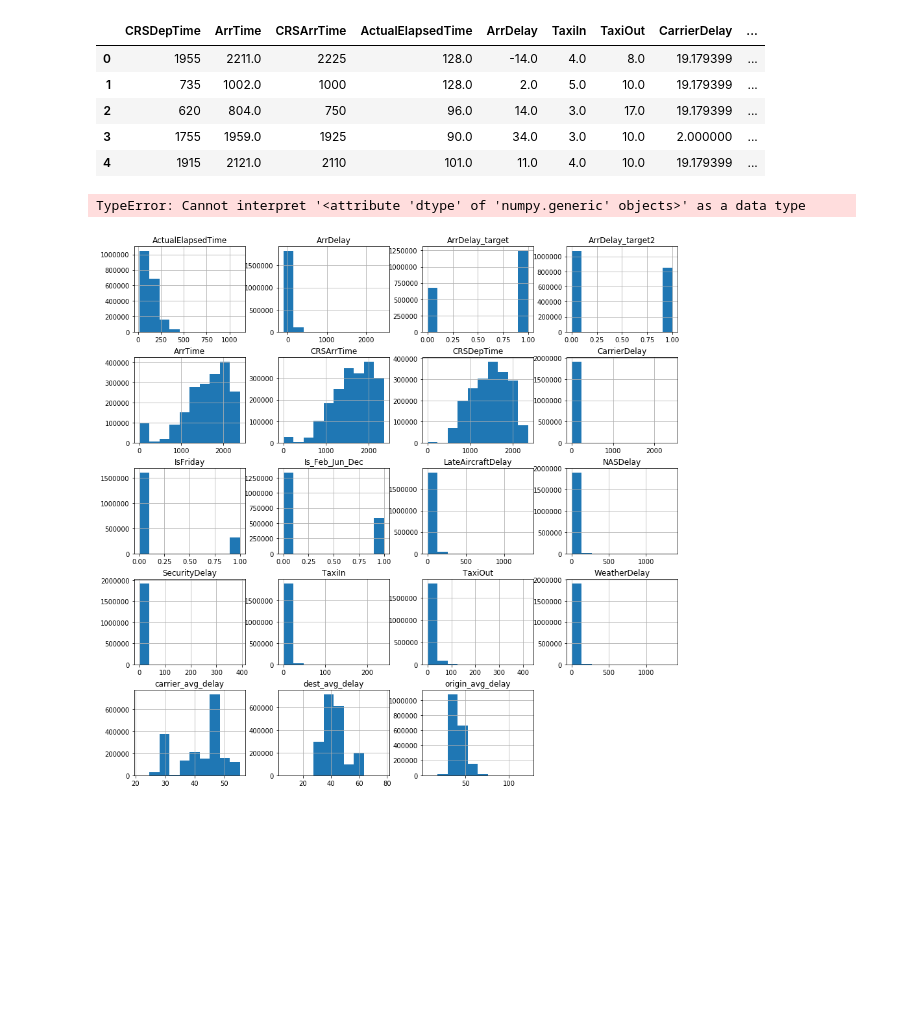
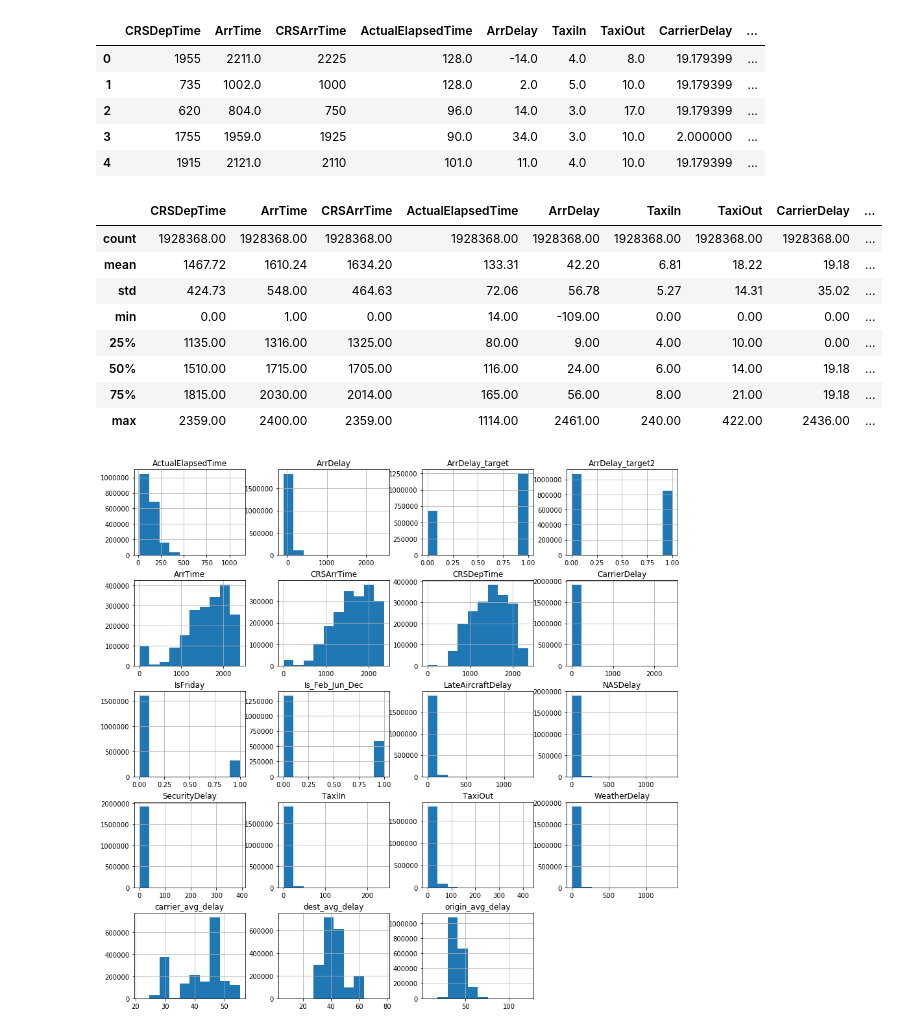
Before and after one commit to jc-phscst/ML-I4.0, a Jupyter notebook: Delayed flights - models.ipynb, the cells around one changed output. Drawn from its saved outputs; the diff is of its cells as text; code cells hidden in the pictures; blank space fills up the shorter version.

```diff
--- a/Delayed flights - models.ipynb
+++ b/Delayed flights - models.ipynb
@@ -20,9 +20,17 @@ df.head()
 | 3 | 1755 | 1959.0 | 1925 | 90.0 | 34.0 | 3.0 | 10.0 | 2.000000 | ... |
 | 4 | 1915 | 2121.0 | 2110 | 101.0 | 11.0 | 4.0 | 10.0 | 19.179399 | ... |
 # %%
-round(df.describe(percentiles=[.25, .5, .75, .8, .9, .95]), 2)
+round(df.describe(), 2)
 # %% [output]
-TypeError: Cannot interpret '<attribute 'dtype' of 'numpy.generic' objects>' as a data type
+|  | CRSDepTime | ArrTime | CRSArrTime | ActualElapsedTime | ArrDelay | TaxiIn | TaxiOut | CarrierDelay | ... |
+| count | 1928368.00 | 1928368.00 | 1928368.00 | 1928368.00 | 1928368.00 | 1928368.00 | 1928368.00 | 1928368.00 | ... |
+| mean | 1467.72 | 1610.24 | 1634.20 | 133.31 | 42.20 | 6.81 | 18.22 | 19.18 | ... |
+| std | 424.73 | 548.00 | 464.63 | 72.06 | 56.78 | 5.27 | 14.31 | 35.02 | ... |
+| min | 0.00 | 1.00 | 0.00 | 14.00 | -109.00 | 0.00 | 0.00 | 0.00 | ... |
+| 25% | 1135.00 | 1316.00 | 1325.00 | 80.00 | 9.00 | 4.00 | 10.00 | 0.00 | ... |
+| 50% | 1510.00 | 1715.00 | 1705.00 | 116.00 | 24.00 | 6.00 | 14.00 | 19.18 | ... |
+| 75% | 1815.00 | 2030.00 | 2014.00 | 165.00 | 56.00 | 8.00 | 21.00 | 19.18 | ... |
+| max | 2359.00 | 2400.00 | 2359.00 | 1114.00 | 2461.00 | 240.00 | 422.00 | 2436.00 | ... |
 # %%
 df.hist(figsize=(15,15))
 plt.show()
```
Also changed, not shown: parts of 8 cells of this notebook.
